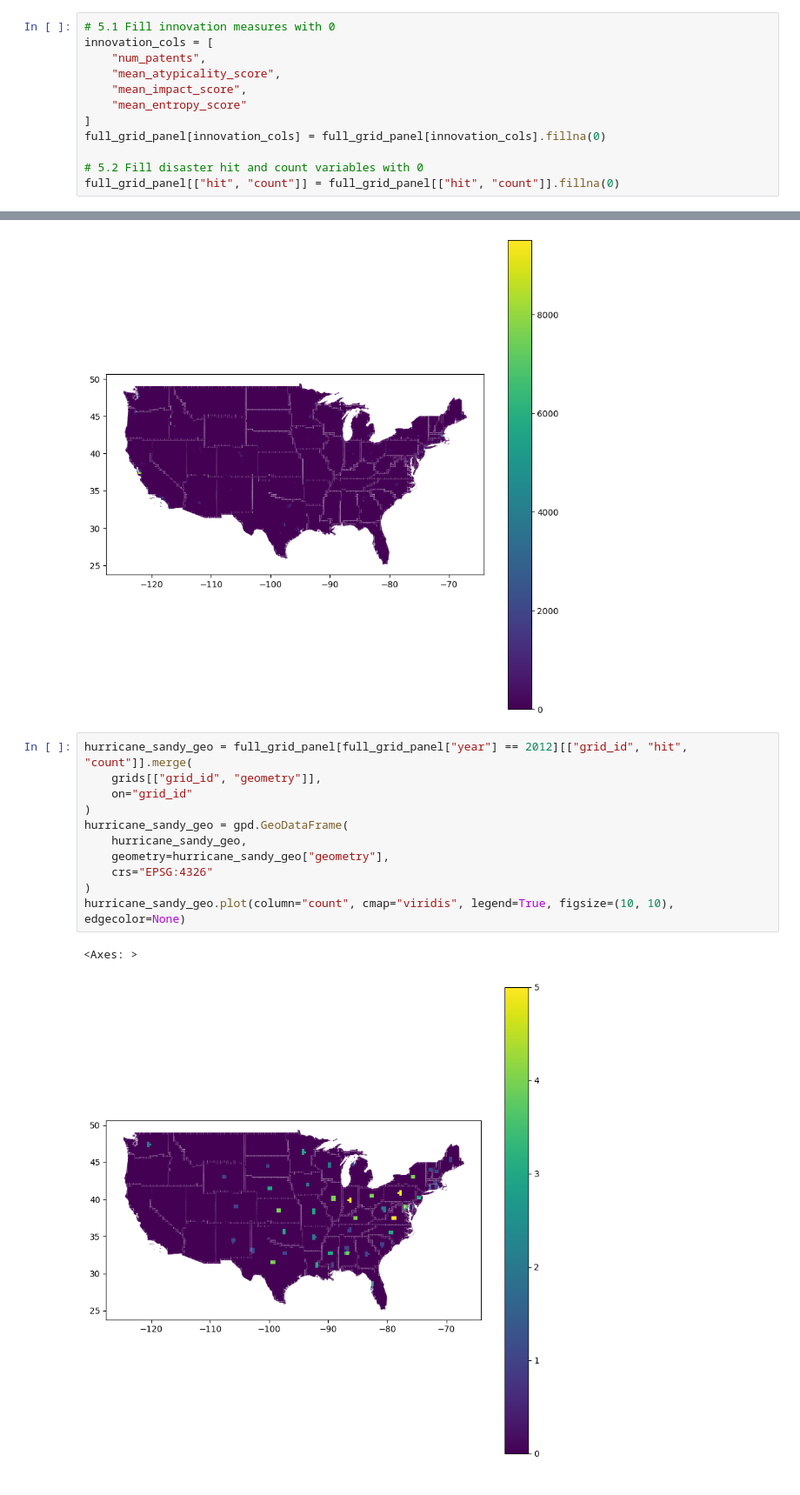
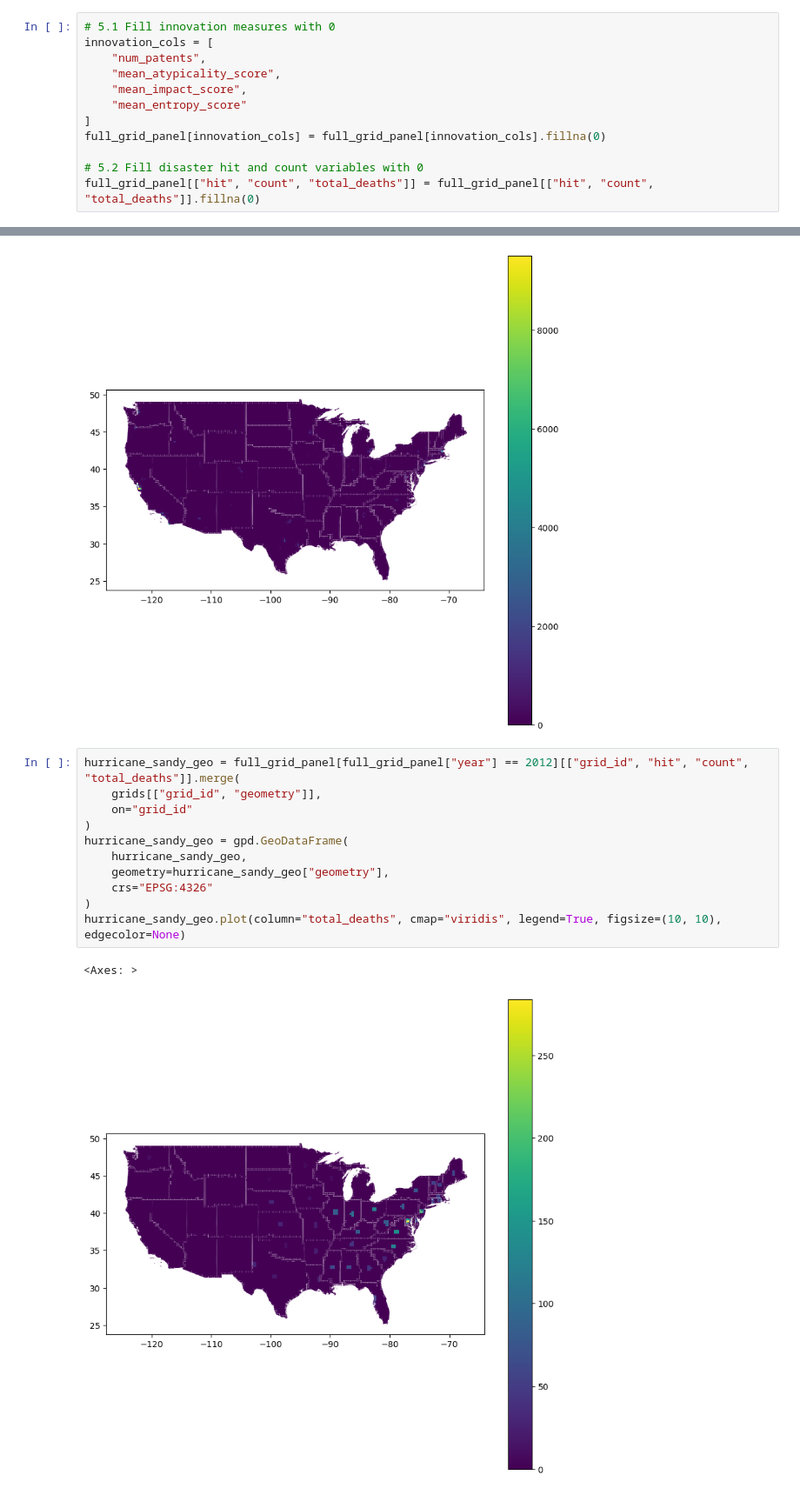
Before and after one commit to koacow/glob-s-RA, a Jupyter notebook: patents/grid_control_outcome/merge_grid_controls_innovation.ipynb, the cells around one changed output, grey strips where cells are left out. Shown at 87% size. Cells and saved outputs as stored; diff of their text form.

Commit message:
updated us grid panel dataset with disaster death data

```diff
--- a/patents/grid_control_outcome/merge_grid_controls_innovation.ipynb
+++ b/patents/grid_control_outcome/merge_grid_controls_innovation.ipynb
@@ -408,7 +405,7 @@ innovation_cols = [
 full_grid_panel[innovation_cols] = full_grid_panel[innovation_cols].fillna(0)
 
 # 5.2 Fill disaster hit and count variables with 0
-full_grid_panel[["hit", "count"]] = full_grid_panel[["hit", "count"]].fillna(0)
+full_grid_panel[["hit", "count", "total_deaths"]] = full_grid_panel[["hit", "count", "total_deaths"]].fillna(0)
 # %%
 # 5.2 Interpolate county control variables
 full_grid_panel = full_grid_panel.sort_values(by=["grid_id", "year"])
@@ -559,16 +565,16 @@ num_patents_geo.plot(column="num_patents", cmap="viridis", legend=True, figsize=
 <Axes: >
 [figure]
 # %%
-hurricane_sandy_geo = full_grid_panel[full_grid_panel["year"] == 2012][["grid_id", "hit", "count"]].merge(
+hurricane_sandy_geo = full_grid_panel[full_grid_panel["year"] == 2012][["grid_id", "hit", "count", "total_deaths"]].merge(
     grids[["grid_id", "geometry"]],
     on="grid_id"
 )
 hurricane_sandy_geo = gpd.GeoDataFrame(
     hurricane_sandy_geo,
     geometry=hurricane_sandy_geo["geometry"],
     crs="EPSG:4326"
 )
-hurricane_sandy_geo.plot(column="count", cmap="viridis", legend=True, figsize=(10, 10), edgecolor=None)
+hurricane_sandy_geo.plot(column="total_deaths", cmap="viridis", legend=True, figsize=(10, 10), edgecolor=None)
 # %% [output]
 <Axes: >
-[figure, old version]
+[figure, new version]
```
Also changed, not shown: parts of 6 cells of this notebook, 2 other files.
